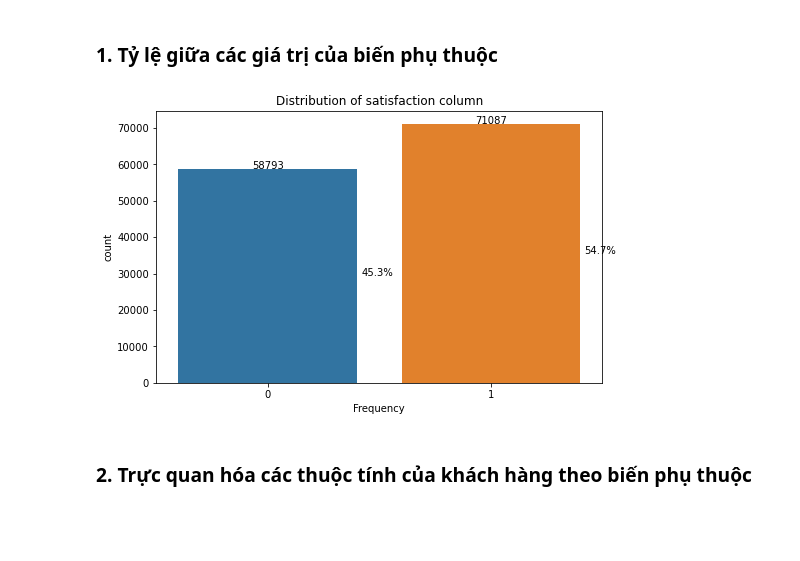
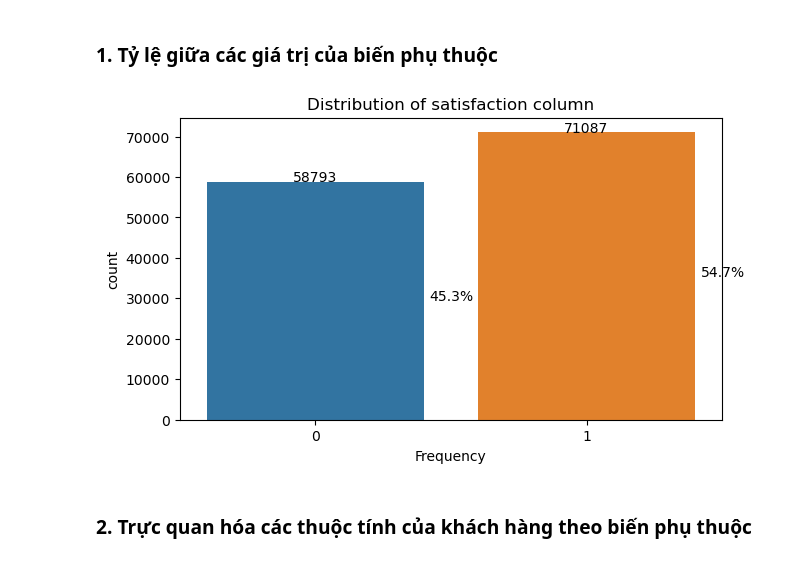
Before and after one commit to nguyen18720/Project_Airline_Satisfaction_Predict, a Jupyter notebook: Project_Datascience.ipynb, the cells around one changed output. Cells and saved outputs as stored; diff of their text form; code cells hidden in the pictures; blank space fills up the shorter version.

```diff
--- a/Project_Datascience.ipynb
+++ b/Project_Datascience.ipynb
@@ -295,10 +295,10 @@ def plot_target_column (df, target):
             ax.text(p.get_x()+p.get_width()/2., p.get_height() + 0.2, p.get_height(),ha="center")
     plt.show()
 # %%
-plt.figure(figsize= (8,5))
+plt.figure(figsize= (7,4), dpi= 100)
 plot_target_column(df, "satisfaction")
 # %% [output]
-[figure, old version]
+[figure, new version]
 # %% [markdown]
 ### 2. Trực quan hóa các thuộc tính của khách hàng theo biến phụ thuộc
 # %% [markdown]
```
Also changed, not shown: parts of 20 cells of this notebook, 2 other files.
